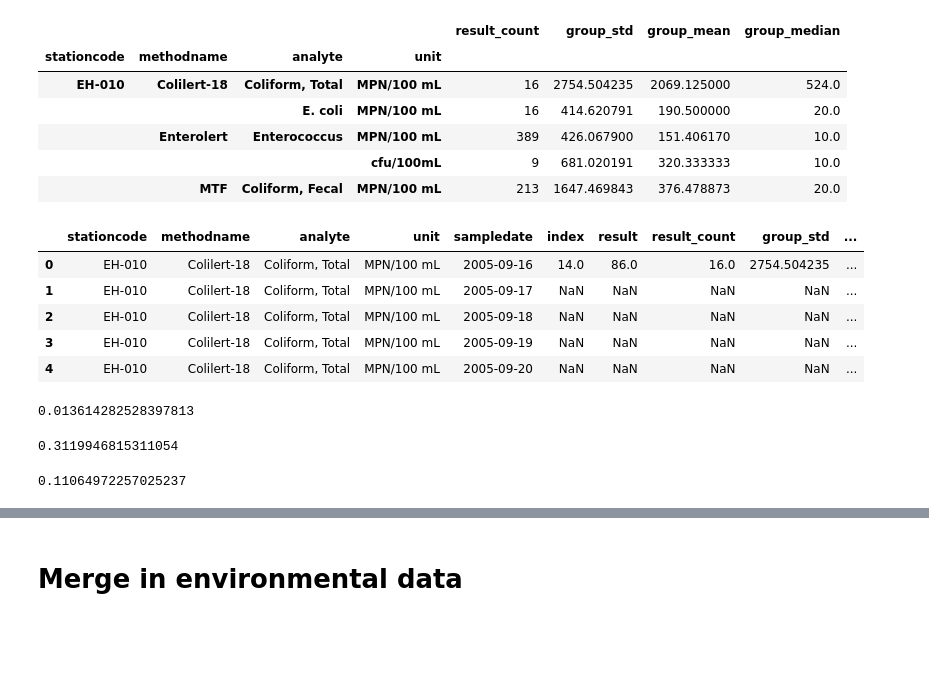
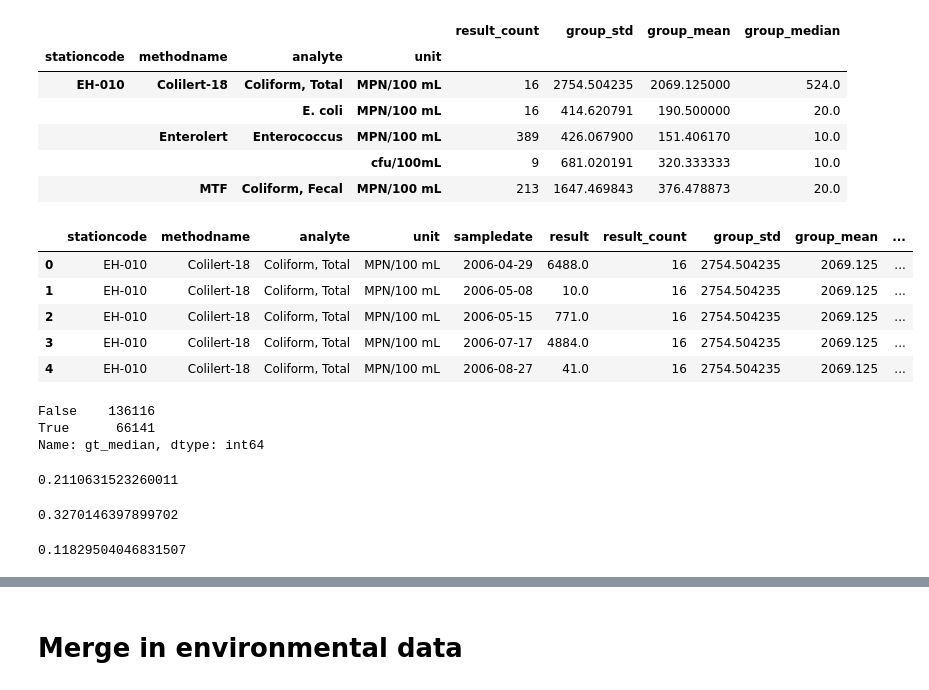
Before and after one commit to san-diego-water-quality/ericbusboom, a Jupyter notebook: Beachwatch Logistic.ipynb, the cells around one changed output, grey strips where cells are left out. Cells and saved outputs as stored; diff of their text form; code cells hidden in the pictures; blank space fills up the shorter version.

```diff
--- a/Beachwatch Logistic.ipynb
+++ b/Beachwatch Logistic.ipynb
@@ -36,35 +36,48 @@ dfc_gs.head()
 # %%
 _1 = df.set_index(['stationcode','methodname','analyte','unit']).join(dfc_gs).reset_index()
 
 # Mark the records that are in excess of the median and mean,
 _1['gt_median'] = _1.result > _1.group_median
 _1['gt_mean']   = _1.result > _1.group_mean
 
 # However, we still have an issue with there being multiple measurements per day/analyte/method/station.
 # The gt_mean and gt_median are now linked to the mean and median for the day/analyte/method/station, so let's just
 # consider that normalization enough and average the flags. Since they are binary, they will  convert to 0/1
-_2 = _1.reset_index().set_index('sampledate').groupby(['stationcode','methodname','analyte','unit']).resample('1d').mean().reset_index()
-dfc = _2
+
+#_2 = _1.reset_index().set_index('sampledate').groupby(['stationcode','methodname','analyte','unit']).resample('1d').mean().reset_index()
+#dfc = _2.copy()
+dfc = _1
+
+dfc.loc[dfc['gt_median'].notnull(), 'gt_median'] = dfc['gt_median'] >= .5
+dfc.loc[dfc['gt_mean'].notnull(), 'gt_mean'] = dfc['gt_mean'] >= .5
+
 dfc.head()
 # %% [output]
-|  | stationcode | methodname | analyte | unit | sampledate | index | result | result_count | group_std | ... |
-| 0 | EH-010 | Colilert-18 | Coliform, Total | MPN/100 mL | 2005-09-16 | 14.0 | 86.0 | 16.0 | 2754.504235 | ... |
-| 1 | EH-010 | Colilert-18 | Coliform, Total | MPN/100 mL | 2005-09-17 | NaN | NaN | NaN | NaN | ... |
-| 2 | EH-010 | Colilert-18 | Coliform, Total | MPN/100 mL | 2005-09-18 | NaN | NaN | NaN | NaN | ... |
-| 3 | EH-010 | Colilert-18 | Coliform, Total | MPN/100 mL | 2005-09-19 | NaN | NaN | NaN | NaN | ... |
-| 4 | EH-010 | Colilert-18 | Coliform, Total | MPN/100 mL | 2005-09-20 | NaN | NaN | NaN | NaN | ... |
+|  | stationcode | methodname | analyte | unit | sampledate | result | result_count | group_std | group_mean | ... |
+| 0 | EH-010 | Colilert-18 | Coliform, Total | MPN/100 mL | 2006-04-29 | 6488.0 | 16 | 2754.504235 | 2069.125 | ... |
+| 1 | EH-010 | Colilert-18 | Coliform, Total | MPN/100 mL | 2006-05-08 | 10.0 | 16 | 2754.504235 | 2069.125 | ... |
+| 2 | EH-010 | Colilert-18 | Coliform, Total | MPN/100 mL | 2006-05-15 | 771.0 | 16 | 2754.504235 | 2069.125 | ... |
+| 3 | EH-010 | Colilert-18 | Coliform, Total | MPN/100 mL | 2006-07-17 | 4884.0 | 16 | 2754.504235 | 2069.125 | ... |
+| 4 | EH-010 | Colilert-18 | Coliform, Total | MPN/100 mL | 2006-08-27 | 41.0 | 16 | 2754.504235 | 2069.125 | ... |
+# %%
+
+dfc.gt_median.value_counts(dropna=False)
+# %% [output]
+False    136116
+True      66141
+Name: gt_median, dtype: int64
 # %%
 # Proportion of gt_mean and mt_median that are different.
 len(dfc[ dfc.gt_median.notnull() & dfc.gt_mean.notnull() &  (dfc.gt_median != dfc.gt_mean)])  / len(dfc)
 # %% [output]
-0.013614282528397813
+0.2110631523260011
 # %%
 _ = dfc[dfc.gt_median.notnull()]
-len(_[_.gt_median> 0.5]) / len(_)
+len(_[_.gt_median]) / len(_)
 # %% [output]
-0.3119946815311054
+0.3270146397899702
 # %%
 _ = dfc[dfc.gt_mean.notnull()]
-len(_[_.gt_mean> 0.5]) / len(_)
+len(_[_.gt_mean>= 0.5]) / len(_)
 # %% [output]
-0.11064972257025237
+0.11829504046831507
```
Also changed, not shown: parts of 24 cells of this notebook.
